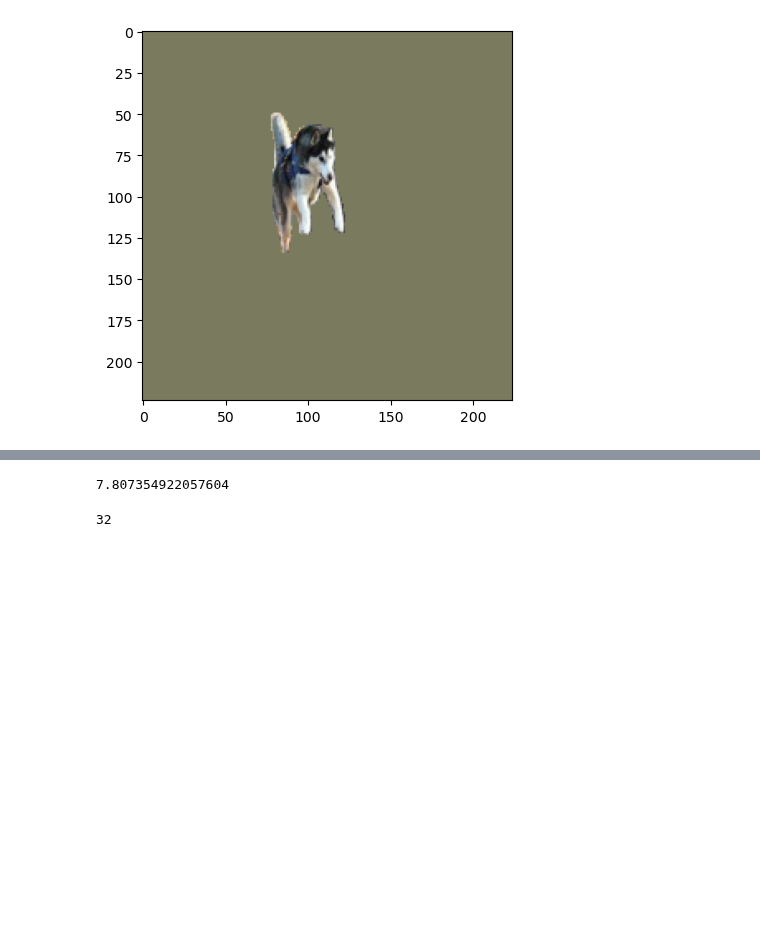
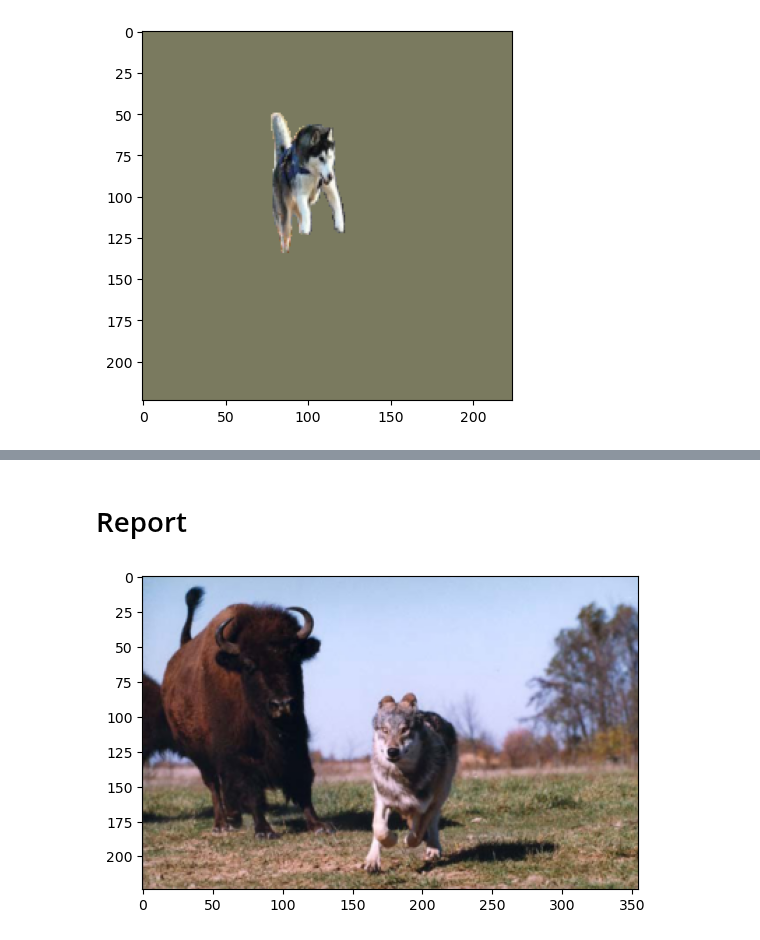
Before and after one commit to R0ner/cnn-context, a Jupyter notebook: notebooks/24-cntloss.ipynb, the cells around one changed output, grey strips where cells are left out. Drawn from its saved outputs; the diff is of its cells as text; code cells hidden in the pictures; blank space fills up the shorter version.

```diff
--- a/notebooks/24-cntloss.ipynb
+++ b/notebooks/24-cntloss.ipynb
@@ -166,8 +198,10 @@ Clipping input data to the valid range for imshow with RGB data ([0..1] for floa
-# %%
-np.log2(224)
-# %% [output]
-7.807354922057604
-# %%
-2**5
-# %% [output]
-32
+# %% [markdown]
+# Report
+# %%
+dloader = get_dloader("val", 1, data_dir=data_dir, noise=True)
+dloader_iter = iter(dloader)
+# %%
+imgs, labels, masks, noise = next(dloader_iter)
+show_imarray(imgs[0])
+# %% [output]
+[figure, added]
```
Also changed, not shown: parts of 16 cells of this notebook, 6 other files.
